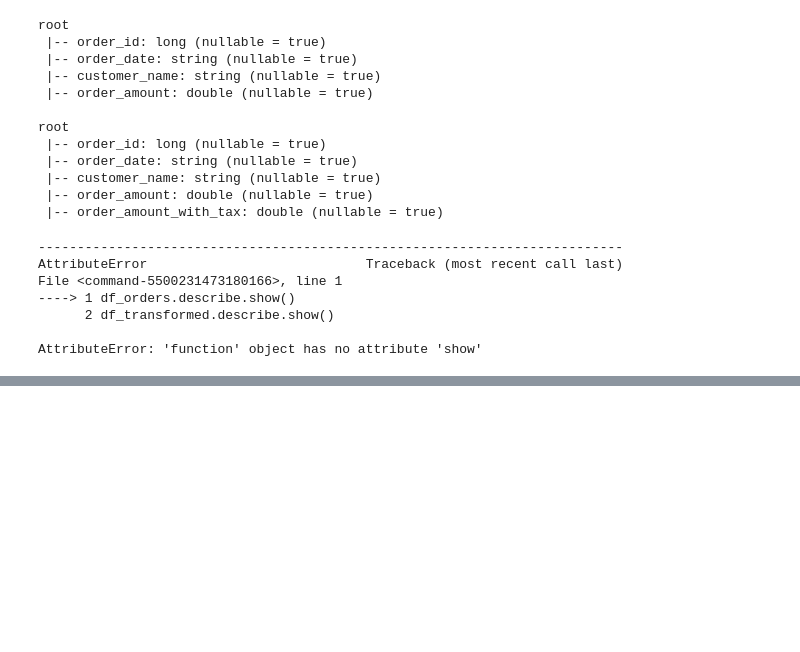
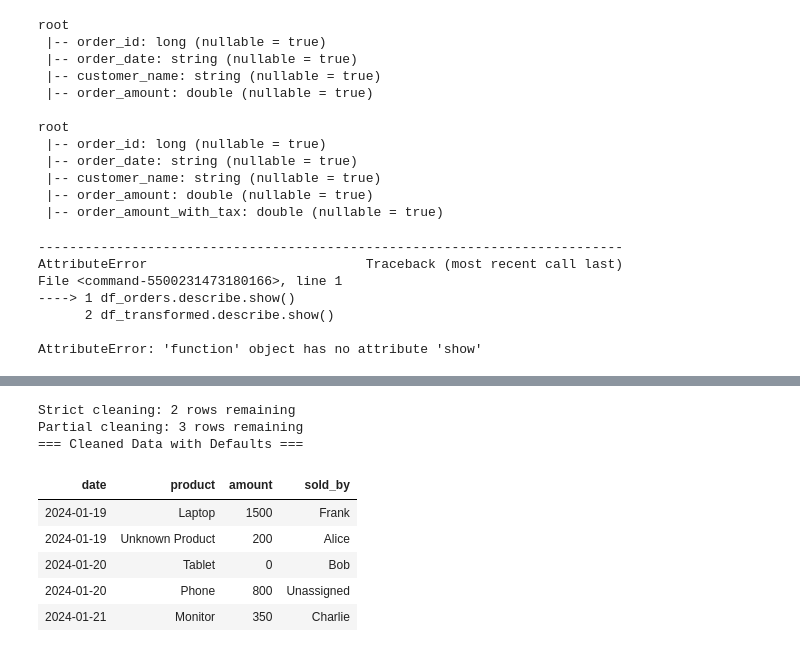
Before and after one commit to harsh15520/my-databricks-project, a Jupyter notebook: my first notebook.ipynb, the cells around one changed output, grey strips where cells are left out. Saved outputs shown, nothing was run; the diff lists cells and outputs as text; code cells hidden in the pictures; blank space fills up the shorter version.

```diff
--- a/my first notebook.ipynb
+++ b/my first notebook.ipynb
@@ -395,0 +645,30 @@ cleaned_df.show()
+# %%
+# Strategy 1: Drop rows with ANY null
+clean_df_strict = messy_df.dropna()
+print(f"Strict cleaning: {clean_df_strict.count()} rows remaining")
+
+# Strategy 2: Drop rows where specific columns are null
+clean_df_partial = messy_df.dropna(subset=["amount", "sold_by"])
+print(f"Partial cleaning: {clean_df_partial.count()} rows remaining")
+
+# Strategy 3: Fill nulls with default values
+from pyspark.sql.functions import coalesce, lit
+
+clean_df_filled = messy_df.fillna({
+    "product": "Unknown Product",
+    "amount": 0,
+    "sold_by": "Unassigned"
+})
+
+print("=== Cleaned Data with Defaults ===")
+display(clean_df_filled)
+# %% [output]
+Strict cleaning: 2 rows remaining
+Partial cleaning: 3 rows remaining
+=== Cleaned Data with Defaults ===
+| date | product | amount | sold_by |
+| 2024-01-19 | Laptop | 1500 | Frank |
+| 2024-01-19 | Unknown Product | 200 | Alice |
+| 2024-01-20 | Tablet | 0 | Bob |
+| 2024-01-20 | Phone | 800 | Unassigned |
+| 2024-01-21 | Monitor | 350 | Charlie |
```
Also changed, not shown: parts of 19 cells of this notebook.
